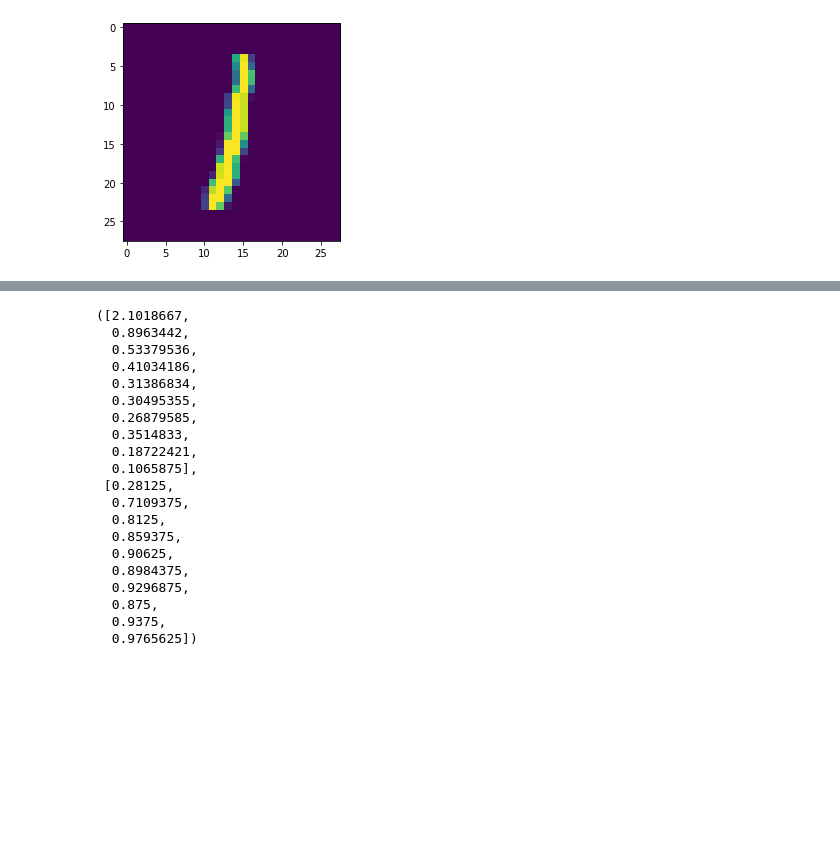
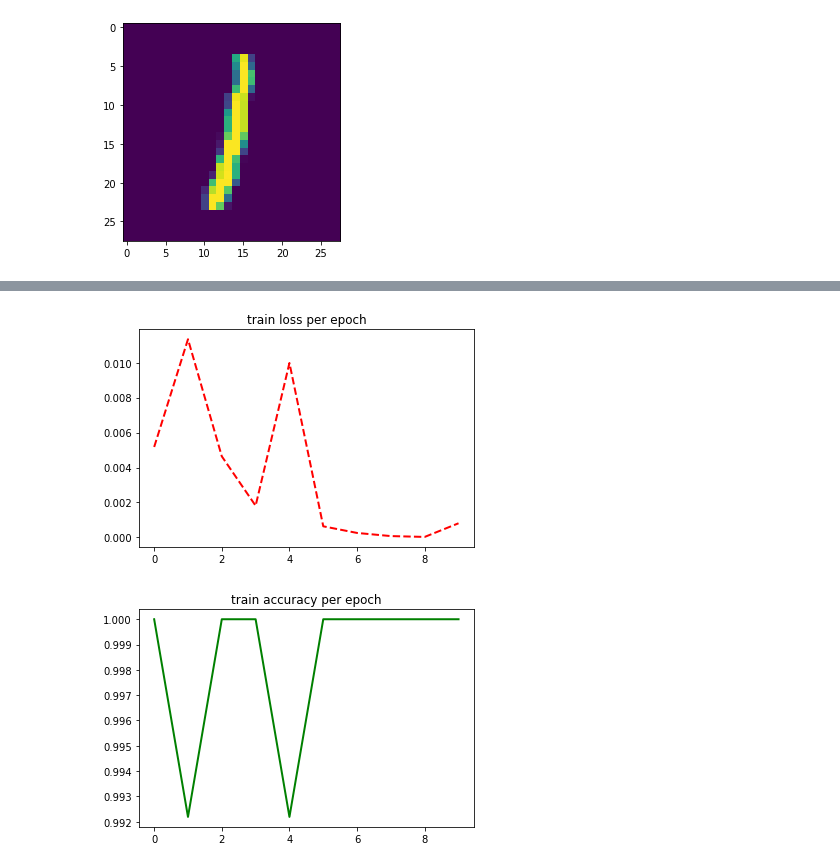
Before and after one commit to Arjun-Arora/Buzz_asst, a Jupyter notebook: Problem 1 Notebook.ipynb, the cells around one changed output, grey strips where cells are left out. Cells and saved outputs as stored; diff of their text form; code cells hidden in the pictures; blank space fills up the shorter version.

```diff
--- a/Problem 1 Notebook.ipynb
+++ b/Problem 1 Notebook.ipynb
@@ -43,5 +61,5 @@ sess = tf.InteractiveSession()
 # %%
-def trainModel(Model,X,Y,lr = 0.001,batch_sz = 128,num_epochs = 100):
+def trainModel(Model,X,Y,lr = 0.001,batch_sz = 128,num_epochs = 100,model_pth = './model.ckpt'):
     if len(X.shape) < 4:
         X = X.reshape(-1, 28, 28, 1)
     x = tf.placeholder("float", [None, n,n,1])
@@ -71,5 +89,11 @@ def trainModel(Model,X,Y,lr = 0.001,batch_sz = 128,num_epochs = 100):
         train_loss.append(loss)
         train_accuracy.append(acc)
         print("Epoch: {}, Loss: {}, Accuracy: {}".format(i + 1,loss,acc))
-    save_path = saver.save(sess, "./model.ckpt")
-    return train_loss,train_accuracy
+        save_path = saver.save(sess, model_pth)
+    plt.figure()
+    plt.plot(train_loss,'r--',linewidth=2)
+    plt.title("train loss per epoch")
+
+    plt.figure()
+    plt.plot(train_accuracy,'g',linewidth=2)
+    plt.title("train accuracy per epoch")
@@ -130,3 +186,3 @@ model = CNN(W,b)
 # %%
-trainModel(model,mnist.train.images[:2000],mnist.train.labels[:2000],num_epochs = 10)
+trainModel(model,mnist.train.images,mnist.train.labels,num_epochs = 10)
 # %% [output]
@@ -143,23 +199,5 @@ Epoch: 10, Loss: 0.1065874993801117, Accuracy: 0.9765625
-([2.1018667,
-  0.8963442,
-  0.53379536,
-  0.41034186,
-  0.31386834,
-  0.30495355,
-  0.26879585,
-  0.3514833,
-  0.18722421,
-  0.1065875],
- [0.28125,
-  0.7109375,
-  0.8125,
-  0.859375,
-  0.90625,
-  0.8984375,
-  0.9296875,
-  0.875,
-  0.9375,
-  0.9765625])
+[figure, added]
+[figure, added]
 # %%
 testModel(model,mnist.test.images,mnist.test.labels)
 # %% [output]
```
Also changed, not shown: parts of 13 cells of this notebook, 1 other file.
